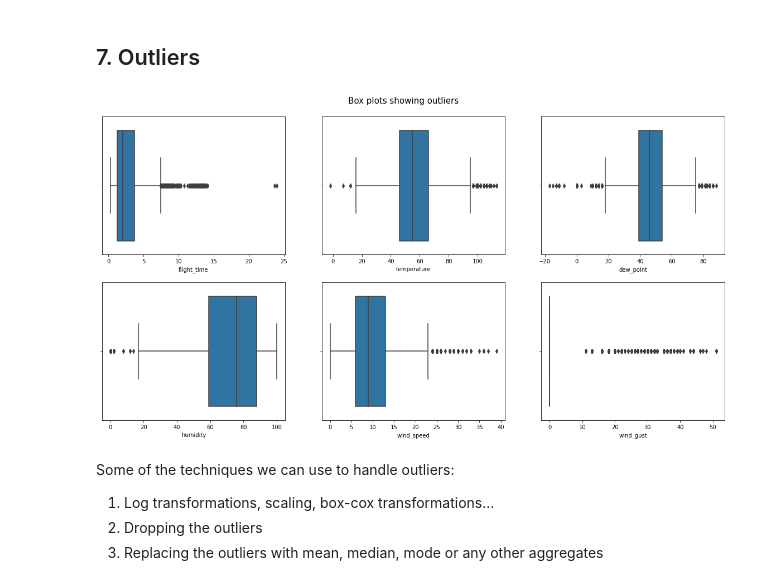
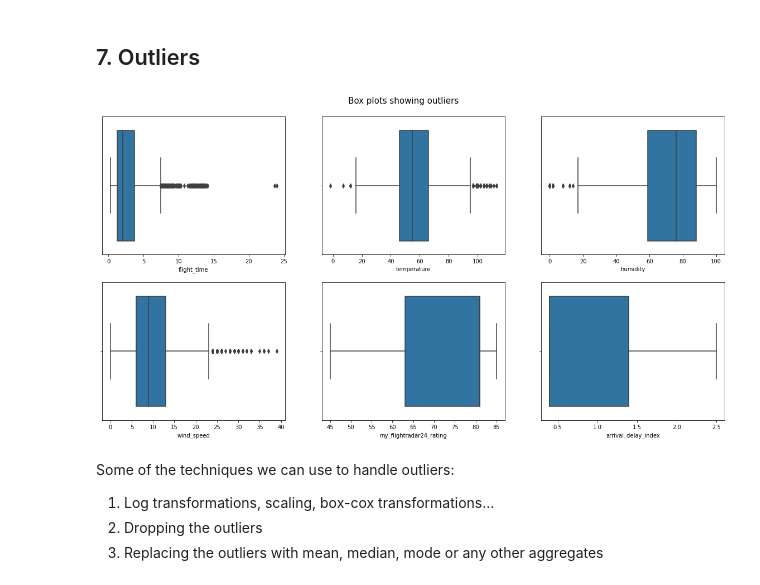
Before and after one commit to Jihed503/Flights_delay_prediction_system, a Jupyter notebook: modeling/classification.ipynb, the cells around one changed output. Cells and saved outputs as stored; diff of their text form; code cells hidden in the pictures.

```diff
--- a/modeling/classification.ipynb
+++ b/modeling/classification.ipynb
@@ -154,15 +157,25 @@ df['is_year_end'] = df['scheduled_time_arrival'].dt.is_year_end.astype('int')
 print(list(df.columns))
 # %% [output]
 ['aircraft', 'airport', 'rounded_hour', 'date', 'from', 'to', 'flight', 'flight_time', 'scheduled_time_departure', 'actual_time_departure', 'scheduled_time_arrival', 'status', 'actual_time_arrival', ' ...
-# %%
-# encode categorical data into numeric values
-labelEncoder = LabelEncoder()
-df["flight"] = labelEncoder.fit_transform(df["flight"])
-df["aircraft"] = labelEncoder.fit_transform(df["aircraft"])
-df["from"] = labelEncoder.fit_transform(df["from"])
-df["to"] = labelEncoder.fit_transform(df["to"])
-df["from_city"] = labelEncoder.fit_transform(df["from_city"])
-df["to_city"] = labelEncoder.fit_transform(df["to_city"])
-df["msn"] = labelEncoder.fit_transform(df["msn"])
-df["type"] = labelEncoder.fit_transform(df["type"])
-df["airline"] = labelEncoder.fit_transform(df["airline"])
+# %%
+label_encoders = {}
+value_mappings = {}
+
+columns_to_encode = ["flight", "from", "to", "from_city", "to_city"]
+for column in columns_to_encode:
+    le = CustomLabelEncoder()
+    df[column] = le.fit_transform(df[column])
+    label_encoders[column] = le
+
+    # Create a dictionary mapping actual values to encoded values
+    value_mappings[column] = {value: le.transform([value])[0] for value in le.classes_}
+
+# Save the LabelEncoders and value mappings to disk using dill
+with open('custom_label_encoders.pkl', 'wb') as f:
+    dill.dump(label_encoders, f)
+
+with open('value_mappings.pkl', 'wb') as f:
+    dill.dump(value_mappings, f)
+
+# Display the value mappings
+value_mappings
@@ -183,9 +214,9 @@ df.describe()
 # Save DataFrame to Parquet file with compression
 df.to_parquet('processed.parquet', engine='pyarrow', compression='snappy')
 # %%
-cols = ['flight', 'aircraft', 'from', 'to','from_city', 'to_city', 'flight_time',
-        'temperature', 'dew_point', 'humidity', 'wind_speed', 'wind_gust', 'pressure',
-        'my_flightradar24_rating', 'arrival_delay_index', 'departure_delay_index', 'msn', 'type', 'airline', 'age',
+cols = ['flight', 'from', 'to','from_city', 'to_city', 'flight_time', 'departure_delay',
+        'temperature', 'humidity', 'wind_speed',
+        'my_flightradar24_rating', 'arrival_delay_index', 'departure_delay_index',
          'year', 'month', 'day', 'hour', 'dayofweek', 'quarter', 'status']
 
 df = df[cols]
@@ -238,15 +269,15 @@ Some techiques in handling class imbalance include;
 # %%
 # Plotting boxplots for each of the numerical columns
 fig, axes = plt.subplots(nrows = 2, ncols = 3, figsize = (20, 10))
 fig.suptitle('Box plots showing outliers', y= 0.93, fontsize = 15)
 
-columns_to_plot = ['flight_time', 'temperature', 'dew_point', 'humidity', 'wind_speed', 'wind_gust', 'pressure',
-        'my_flightradar24_rating', 'arrival_delay_index', 'departure_delay_index', 'msn', 'age']
+columns_to_plot = ['flight_time', 'temperature', 'humidity', 'wind_speed',
+        'my_flightradar24_rating', 'arrival_delay_index', 'departure_delay_index']
 
 for ax, data, name in zip(axes.flatten(), df, columns_to_plot):
   sns.boxplot(df[name], ax = ax)
 # %% [output]
-[figure, old version]
+[figure, new version]
 # %% [markdown]
  Some of the techniques we can use to handle outliers:
   1. Log transformations, scaling, box-cox transformations...
```
Also changed, not shown: parts of 21 cells of this notebook, 18 other files.
